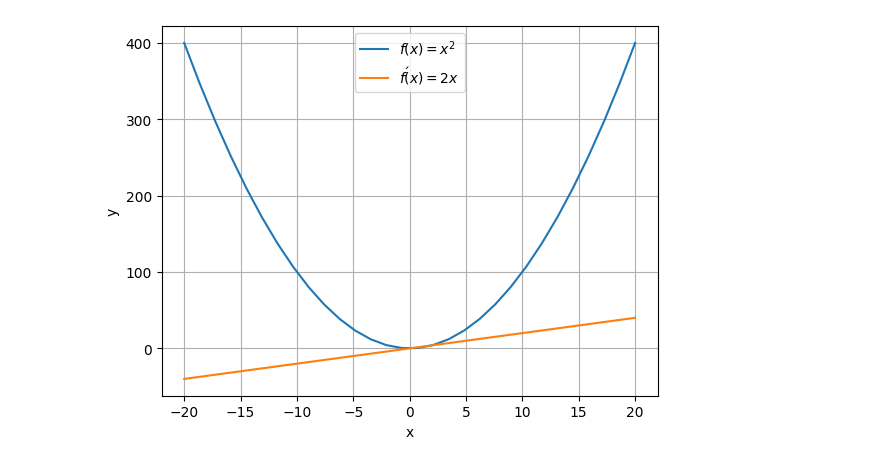
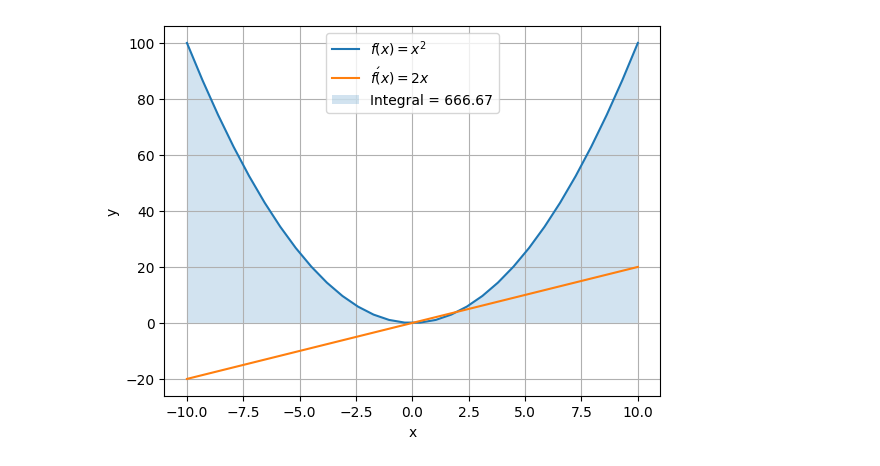
Before and after one commit to gerhardteduardo/physics-computational, a Jupyter notebook: parabola.ipynb, the cells around one changed output. Cells and saved outputs as stored; diff of their text form; code cells hidden in the pictures.

```diff
--- a/parabola.ipynb
+++ b/parabola.ipynb
@@ -13,15 +17,17 @@ def F_dx(x):
 # %%
 N = 30
-x = np.linspace(-20, 20, N)
+x = np.linspace(-10, 10, N)
 y = F(x)
 dy = F_dx(x)
+area = F_integral(x)
 # %%
 plt.plot(x, y, label=r'$f(x) = x^2$')
 plt.plot(x, dy, label=r'$f\'(x) = 2x$')
+plt.fill_between(x, F(x), alpha=0.2, label=f'Integral = {area:.2f}')
 plt.xlabel('x')
 plt.ylabel('y')
 plt.grid()
 plt.legend()
 plt.show()
 # %% [output]
-[figure, old version]
+[figure, new version]
```
Also changed, not shown: parts of 2 cells of this notebook.
